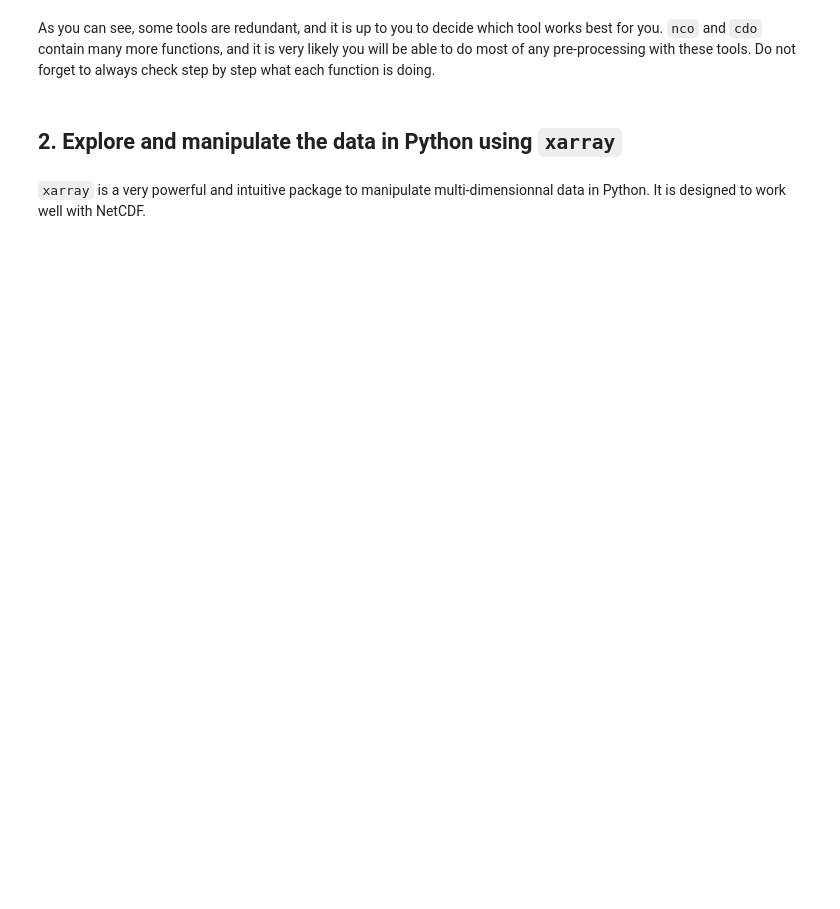
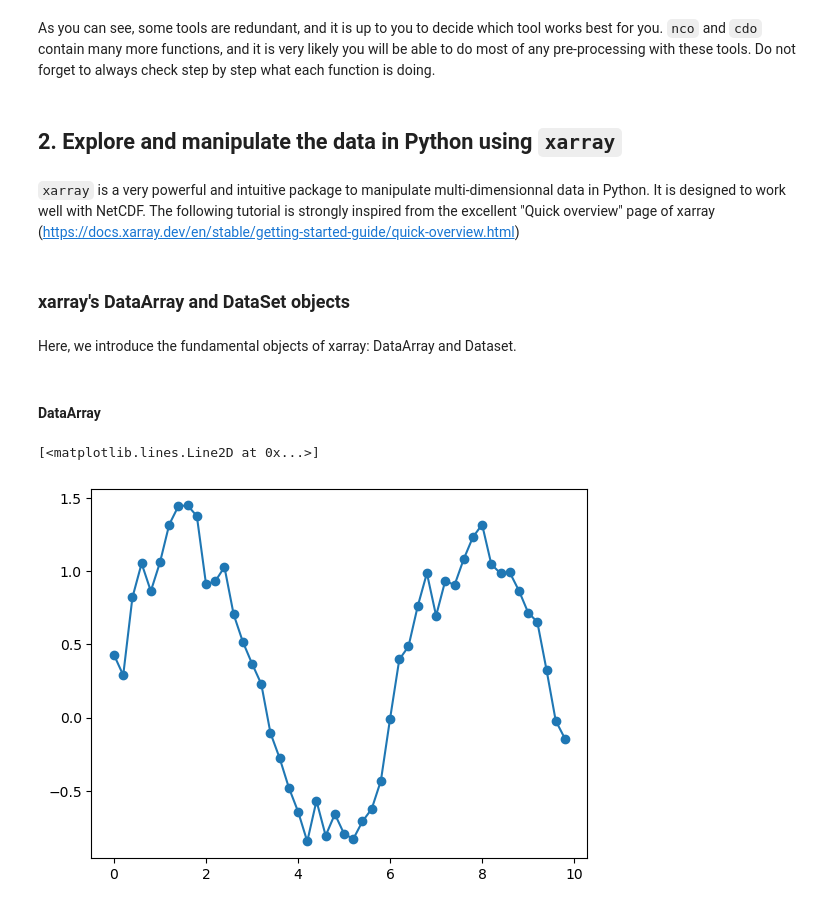
Before and after one commit to bobbyantonio/iecdt_environmental_data_analysis, a Jupyter notebook: course_notebooks/netcdf.ipynb, the cells around one changed output. Saved outputs shown, nothing was run; the diff lists cells and outputs as text; code cells hidden in the pictures; blank space fills up the shorter version.

Commit message:
Draft xarray's part of the tutorial

```diff
--- a/course_notebooks/netcdf.ipynb
+++ b/course_notebooks/netcdf.ipynb
@@ -346,4 +310,4 @@ As you can see, some tools are redundant, and it is up to you to decide which to
 # %% [markdown]
 ## 2. Explore and manipulate the data in Python using `xarray`
 # %% [markdown]
-`xarray` is a very powerful and intuitive package to manipulate multi-dimensionnal data in Python. It is designed to work well with NetCDF.
+`xarray` is a very powerful and intuitive package to manipulate multi-dimensionnal data in Python. It is designed to work well with NetCDF. The following tutorial is strongly inspired from the excellent "Quick overview" page of xarray (https://docs.xarray.dev/en/stable/getting-started-guide/quick-overview.html)
@@ -349,0 +321,14 @@ As you can see, some tools are redundant, and it is up to you to decide which to
+# %% [markdown]
+### xarray's DataArray and DataSet objects
+# %% [markdown]
+Here, we introduce the fundamental objects of xarray: DataArray and Dataset.
+# %% [markdown]
+#### DataArray
+# %%
+# For the example, we generate a dummy time series
+t = np.arange(0,10,0.2)
+s = np.sin(t) + np.random.random(len(t))/2 # The signal is a sinus with some random noise
+plt.plot(t, s, marker = 'o')
+# %% [output]
+[<matplotlib.lines.Line2D at 0x...>]
+[figure, added]
```
Also changed, not shown: parts of 53 cells of this notebook.
